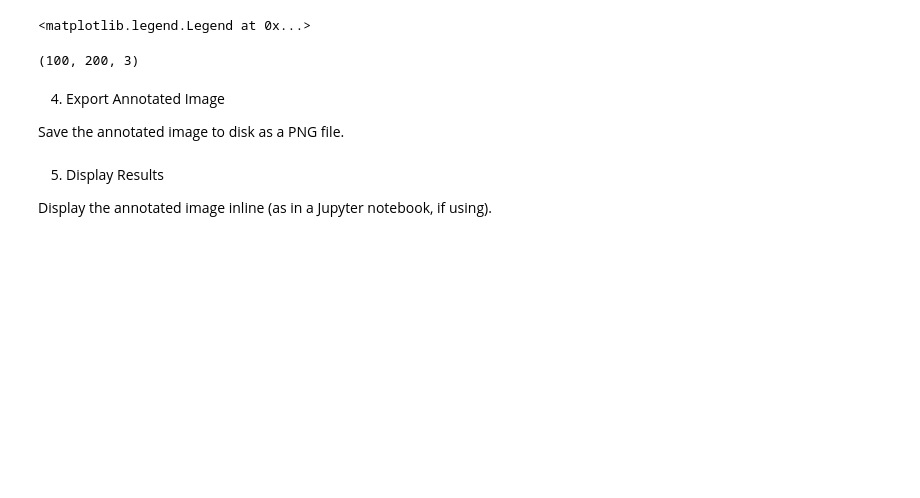
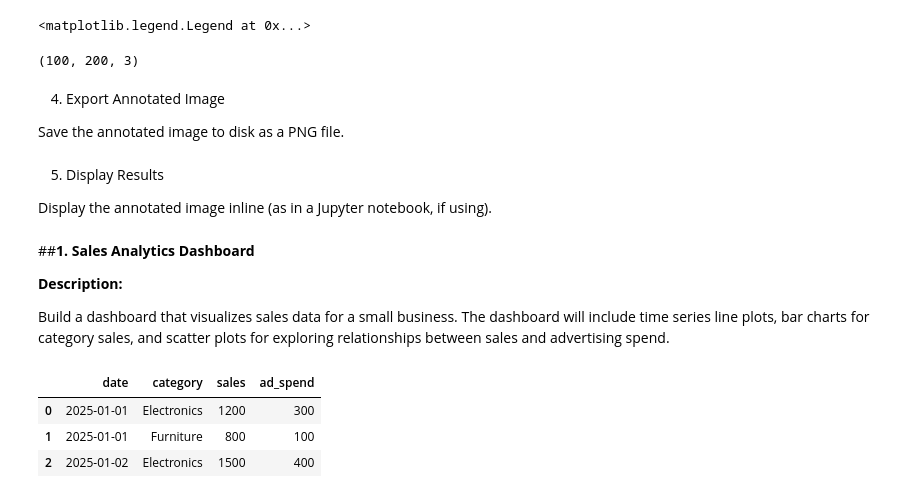
Before and after one commit to ChuoiUhuhu0727/Directed-Reading, a Jupyter notebook: Chapter4_Practice.ipynb, the cells around one changed output. Cells and saved outputs as stored; diff of their text form; code cells hidden in the pictures; blank space fills up the shorter version.

```diff
--- a/Chapter4_Practice.ipynb
+++ b/Chapter4_Practice.ipynb
@@ -168,3 +169,27 @@ Save the annotated image to disk as a PNG file.
 5. Display Results
 
 Display the annotated image inline (as in a Jupyter notebook, if using).
+# %% [markdown]
+##**1. Sales Analytics Dashboard**
+
+**Description:**
+
+Build a dashboard that visualizes sales data for a small business. The dashboard will include time series line plots, bar charts for category sales, and scatter plots for exploring relationships between sales and advertising spend.
+# %%
+# Load data
+data = """
+date,category,sales,ad_spend
+2025-01-01,Electronics,1200,300
+2025-01-01,Furniture,800,100
+2025-01-02,Electronics,1500,400
+"""
+
+import pandas as pd
+from io import StringIO
+df = pd.read_csv(StringIO(data), parse_dates=['date'])
+df
+# %% [output]
+|  | date | category | sales | ad_spend |
+| 0 | 2025-01-01 | Electronics | 1200 | 300 |
+| 1 | 2025-01-01 | Furniture | 800 | 100 |
+| 2 | 2025-01-02 | Electronics | 1500 | 400 |
```
Also changed, not shown: parts of 17 cells of this notebook, 1 other file.
